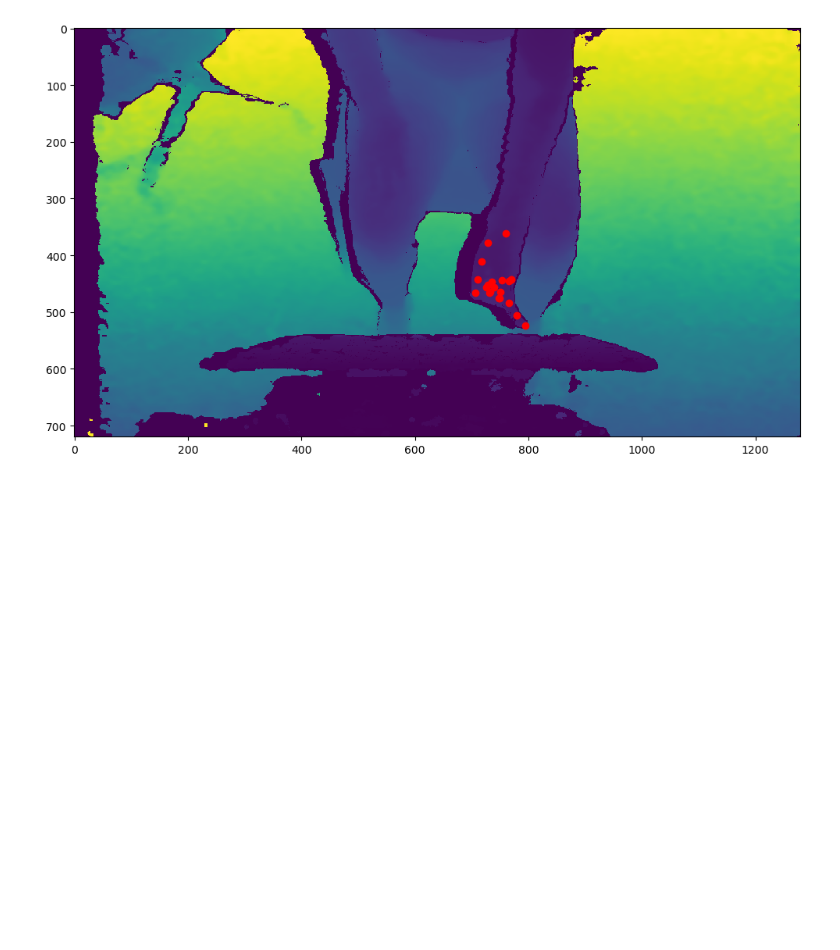
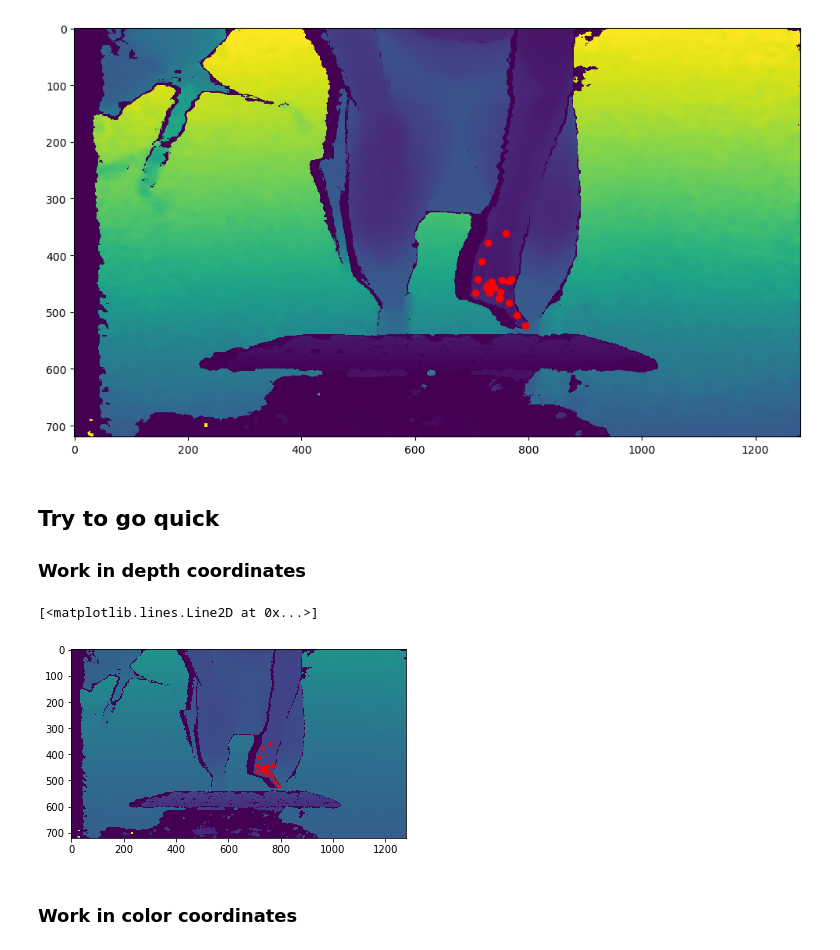
Before and after one commit to Rehab-Robotics-Lab/FloAssessmentPipeline, a Jupyter notebook: notebooks/get depth from color.ipynb, the cells around one changed output. Cells and saved outputs as stored; diff of their text form; code cells hidden in the pictures; blank space fills up the shorter version.

Commit message:
figured out depth pixel registration

```diff
--- a/notebooks/get depth from color.ipynb
+++ b/notebooks/get depth from color.ipynb
@@ -280,3 +337,40 @@ plt.plot(col, row,'or')
 # %% [output]
 [<matplotlib.lines.Line2D at 0x...>]
 [figure]
+# %% [markdown]
+## Try to go quick
+### Work in depth coordinates
+# %%
+k_c_padded = np.concatenate((k_c,np.zeros((3,1))),axis=1)
+C_color = k_c_padded@HT
+k_d_inv=np.linalg.inv(k_d)
+# %%
+# %%timeit # 220 ms ± 3.92 ms per loop (mean ± std. dev. of 7 runs, 1 loop each)
+
+world_d = (k_d_inv@indices_h)*(np.reshape(depth_img,(1,-1),order='F'))
+
+# Make world coordinate homogenous
+world_d_h = np.concatenate((world_d, np.ones((1, world_d.shape[1]))))
+# Bring world coordinates from depth camera space to rgb camera space
+# Apply the camera projection matrix to finally end up back in rgb camera pixel coordinates
+px_color = (C_color@world_d_h)
+valid_px_color = px_color[2,:] != 0
+px_color_norm = px_color[:,valid_px_color]/px_color[2,valid_px_color]
+# depth_color = world_c_h[2,valid_px_color]
+color_pixels1 = px_color_norm[:2,:].T
+
+depth_locs=[np.where(np.all((color_pixels1[:,0]<pose[0]+1,
+                 color_pixels1[:,0]>pose[0]-1,
+                 color_pixels1[:,1]<pose[1]+1,
+                 color_pixels1[:,1]>pose[1]-1),axis=0))[0] for pose in poses]
+depth_locs_mind = np.array([depth_loc[np.argmin(depth_img.flatten(order='F')[depth_loc])] for depth_loc in depth_locs])
+row = depth_locs_mind%depth_img.shape[0]
+col = (depth_locs_mind-row)/depth_img.shape[0]
+poses_in_depth=np.concatenate((np.atleast_2d(col),np.atleast_2d(row)),axis=0).T
+poses_3d=world_d[:,depth_locs_mind].T
+# %%
+plt.imshow(depth_img)
+plt.plot(poses_in_depth[:,0],poses_in_depth[:,1],'r.')
+# %% [output]
+[<matplotlib.lines.Line2D at 0x...>]
+[figure, added]
@@ -282,0 +381,2 @@ plt.plot(col, row,'or')
+# %% [markdown]
+### Work in color coordinates
```
Also changed, not shown: parts of 24 cells of this notebook, 1 other file.
